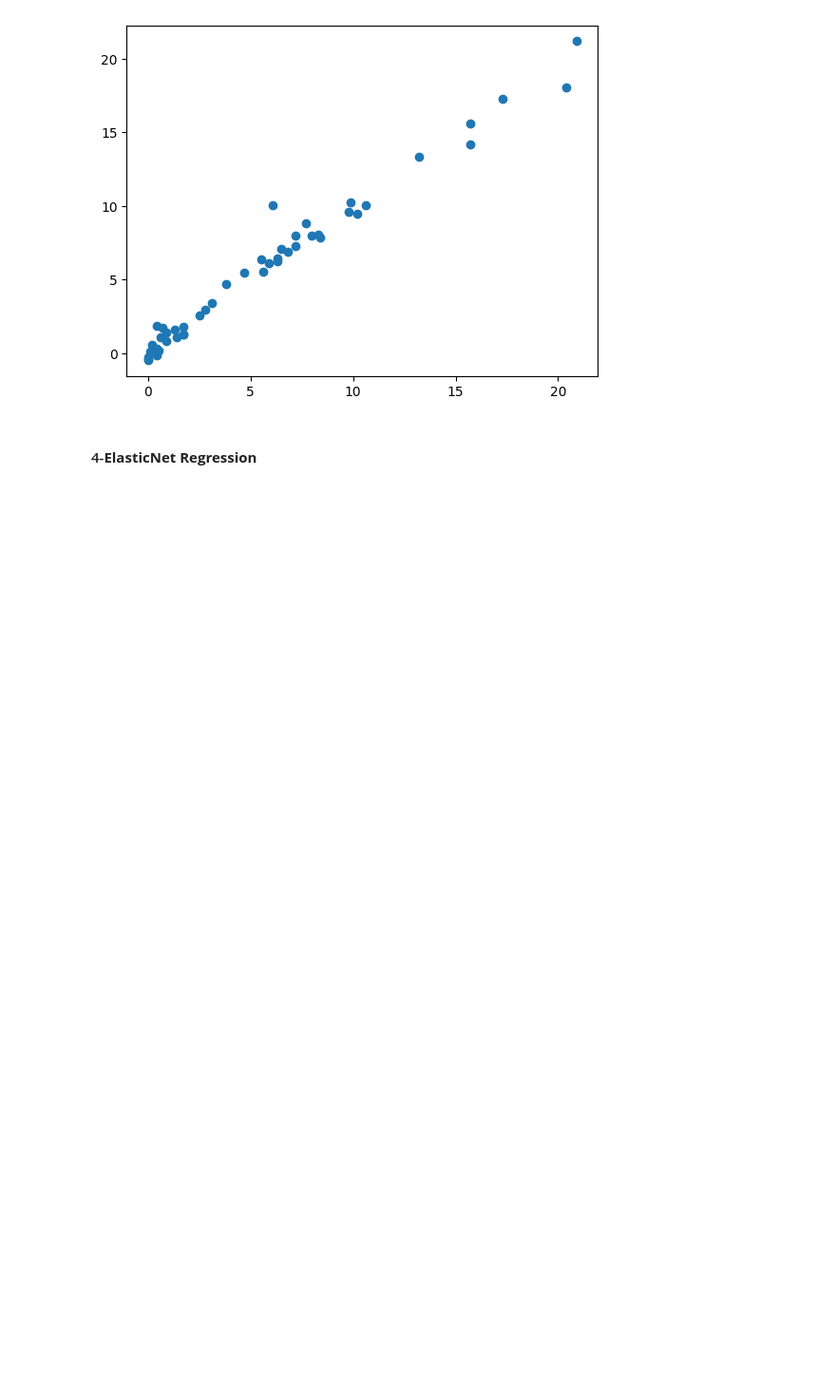
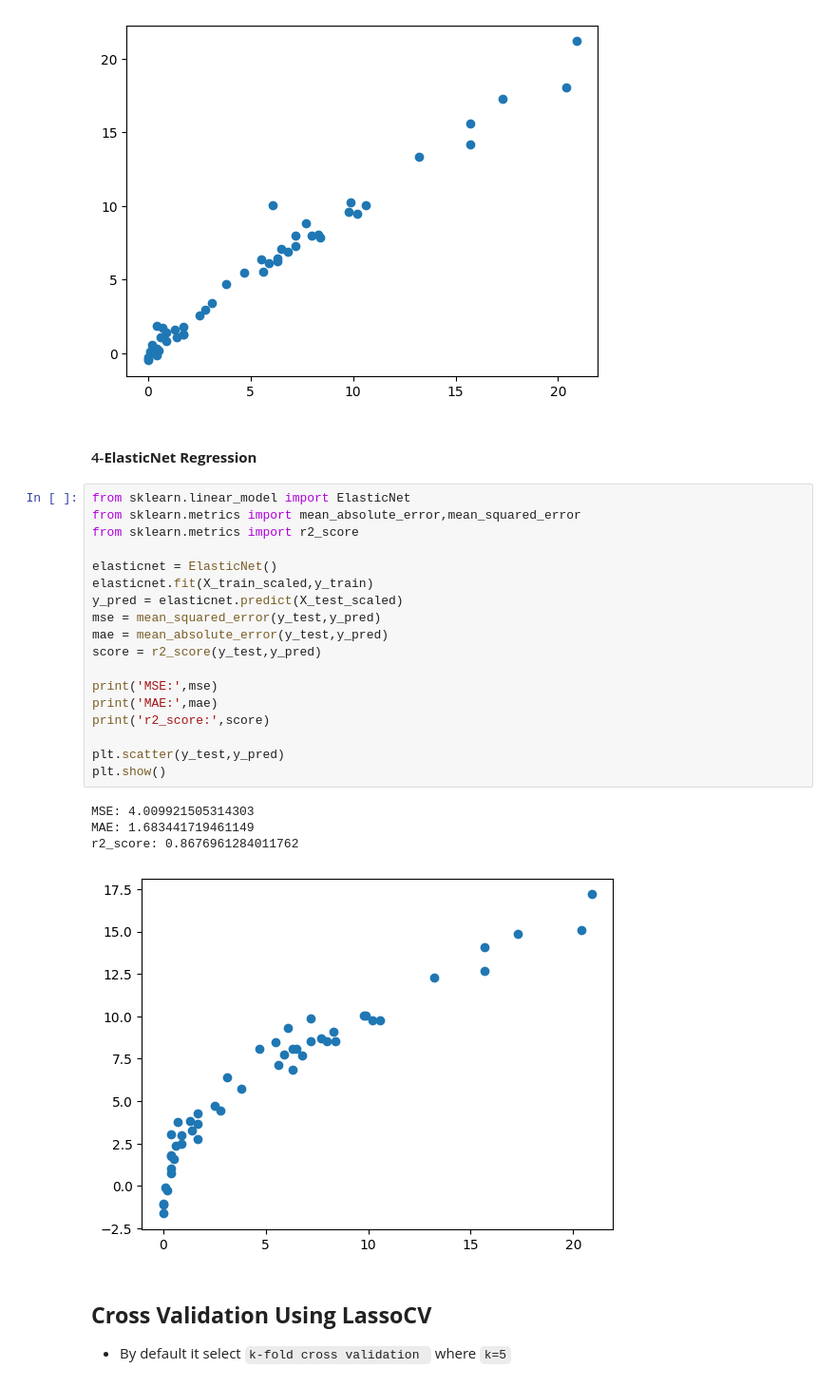
Before and after one commit to ShoaibMuhammad123/Specialization, a Jupyter notebook: 4. Machine Learning/2. Ridge Lasso and ElasticNet Regression/2. Model Training.ipynb, the cells around one changed output. Shown at 95% size. Saved outputs shown, nothing was run; the diff lists cells and outputs as text; blank space fills up the shorter version.

Commit message:
feature selection, model training with cross validation

```diff
--- a/4. Machine Learning/2. Ridge Lasso and ElasticNet Regression/2. Model Training.ipynb
+++ b/4. Machine Learning/2. Ridge Lasso and ElasticNet Regression/2. Model Training.ipynb
@@ -311,3 +311,29 @@ r2_score: 0.9764658162301524
 [figure]
 # %% [markdown]
 #### 4-**ElasticNet Regression**
+# %%
+from sklearn.linear_model import ElasticNet
+from sklearn.metrics import mean_absolute_error,mean_squared_error
+from sklearn.metrics import r2_score
+
+elasticnet = ElasticNet()
+elasticnet.fit(X_train_scaled,y_train)
+y_pred = elasticnet.predict(X_test_scaled)
+mse = mean_squared_error(y_test,y_pred)
+mae = mean_absolute_error(y_test,y_pred)
+score = r2_score(y_test,y_pred)
+
+print('MSE:',mse)
+print('MAE:',mae)
+print('r2_score:',score)
+
+plt.scatter(y_test,y_pred)
+plt.show()
+# %% [output]
+MSE: 4.009921505314303
+MAE: 1.683441719461149
+r2_score: 0.8676961284011762
+[figure, added]
+# %% [markdown]
+## **Cross Validation Using LassoCV**
+* By default it select `k-fold cross validation ` where `k=5`
```
Also changed, not shown: parts of 16 cells of this notebook.
